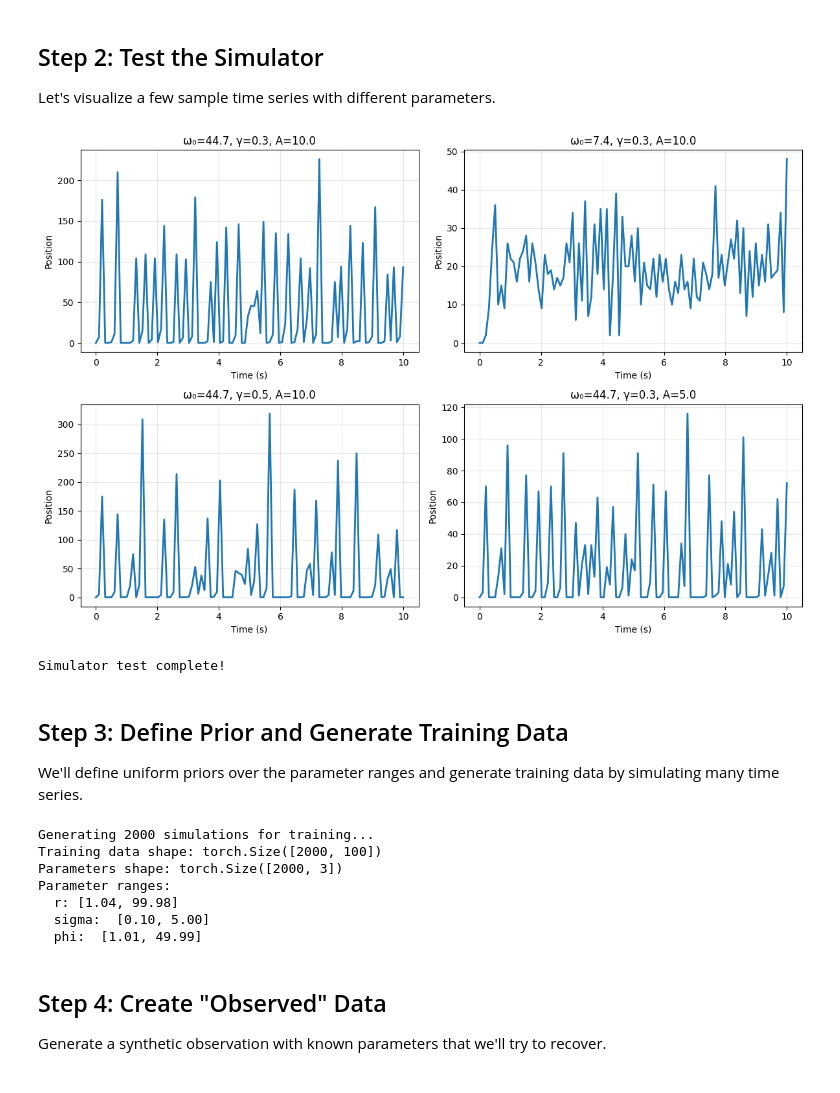
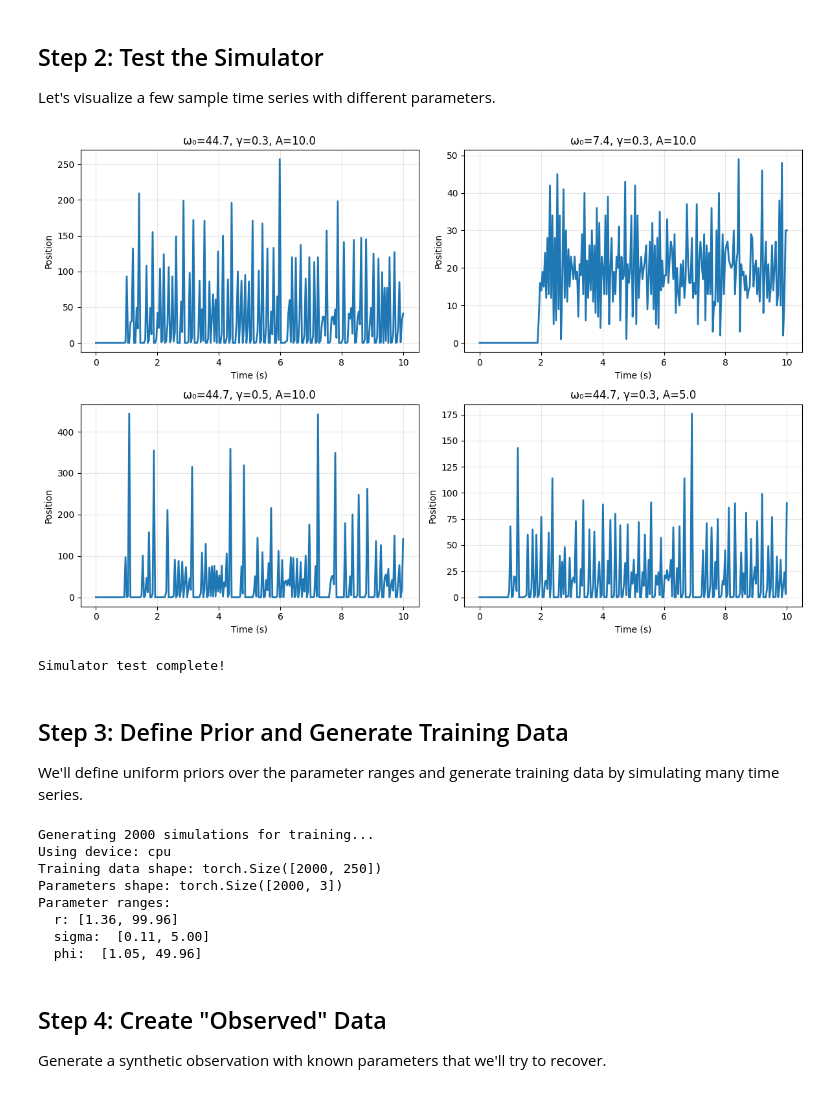
Before and after one commit to BetterCodeBetterScience/bettercode, a Jupyter notebook: notebooks/sbi_example.ipynb, the cells around one changed output. Drawn from its saved outputs; the diff is of its cells as text; code cells hidden in the pictures.

```diff
--- a/notebooks/sbi_example.ipynb
+++ b/notebooks/sbi_example.ipynb
@@ -140,11 +149,11 @@ def ricker_model(N, r, sigma=0.3, phi=10):
     return N_next, y_next
 
 
-def ricker_simulator(params: torch.Tensor, t=None, n_time_steps=100, starting_n=10):
+def ricker_simulator(params: torch.Tensor, t=None, n_time_steps=250, starting_n=100):
     #
-    r = params[0].numpy()  # intrinsic growth rate
-    sigma = params[1].numpy()  # growth rate variability
-    phi = params[2].numpy()      # measurement error term
+    r = params[0].cpu().numpy()  # intrinsic growth rate
+    sigma = params[1].cpu().numpy()  # growth rate variability
+    phi = params[2].cpu().numpy()      # measurement error term
 
     if t is None:
         t = torch.linspace(0, 1, n_time_steps)
@@ -163,32 +172,32 @@ def ricker_simulator(params: torch.Tensor, t=None, n_time_steps=100, starting_n=
 Let's visualize a few sample time series with different parameters.
 # %%
 # Test the simulator with different parameter combinations
-t = torch.linspace(0, 10, 100)
+t = torch.linspace(0, 10, 250)
 
 fig, axes = plt.subplots(2, 2, figsize=(12, 8))
 axes = axes.flatten()
 
 test_params = [
     torch.tensor([np.exp(3.8), 0.3, 10]),
     torch.tensor([np.exp(2), 0.3, 10]),
     torch.tensor([np.exp(3.8), 0.5, 10]),
     torch.tensor([np.exp(3.8), 0.3, 5]),
 ]
 
 for i, params in enumerate(test_params):
     x = ricker_simulator(params, t=t)
     axes[i].plot(t.numpy(), x.numpy(), linewidth=2)
     axes[i].set_xlabel('Time (s)')
     axes[i].set_ylabel('Position')
     axes[i].set_title(f'ω₀={params[0]:.1f}, γ={params[1]:.1f}, A={params[2]:.1f}')
     axes[i].grid(True, alpha=0.3)
 
 plt.tight_layout()
 plt.show()
 
 print("Simulator test complete!")
 # %% [output]
-[figure, old version]
+[figure, new version]
 Simulator test complete!
 # %% [markdown]
 ## Step 3: Define Prior and Generate Training Data
@@ -198,31 +207,35 @@ We'll define uniform priors over the parameter ranges and generate training data
 # Define prior distributions
 # omega_0: [0.5, 3.0], gamma: [0.1, 1.0], amplitude: [0.5, 2.0]
 prior = BoxUniform(
-    low=torch.tensor([1, 0.1, 1]),
-    high=torch.tensor([100, 5, 50])
+    low=torch.tensor([1, 0.1, 1], device=device),
+    high=torch.tensor([100, 5, 50], device=device),
+    device=device
 )
 
 # Generate training data
 n_simulations = 2000
 print(f"Generating {n_simulations} simulations for training...")
+print(f"Using device: {device}")
 
 thetas = prior.sample((n_simulations,))
-xs = torch.stack([ricker_simulator(theta) for theta in thetas])
+xs = torch.stack([ricker_simulator(theta) for theta in thetas]).to(device)
 
 print(f"Training data shape: {xs.shape}")
 print(f"Parameters shape: {thetas.shape}")
 print(f"Parameter ranges:")
 print(f"  r: [{thetas[:, 0].min():.2f}, {thetas[:, 0].max():.2f}]")
+
 print(f"  sigma:  [{thetas[:, 1].min():.2f}, {thetas[:, 1].max():.2f}]")
 print(f"  phi:  [{thetas[:, 2].min():.2f}, {thetas[:, 2].max():.2f}]")
 # %% [output]
 Generating 2000 simulations for training...
-Training data shape: torch.Size([2000, 100])
+Using device: cpu
+Training data shape: torch.Size([2000, 250])
 Parameters shape: torch.Size([2000, 3])
 Parameter ranges:
-  r: [1.04, 99.98]
-  sigma:  [0.10, 5.00]
-  phi:  [1.01, 49.99]
+  r: [1.36, 99.96]
+  sigma:  [0.11, 5.00]
+  phi:  [1.05, 49.96]
 # %% [markdown]
 ## Step 4: Create "Observed" Data
 
```
Also changed, not shown: parts of 8 cells of this notebook.
